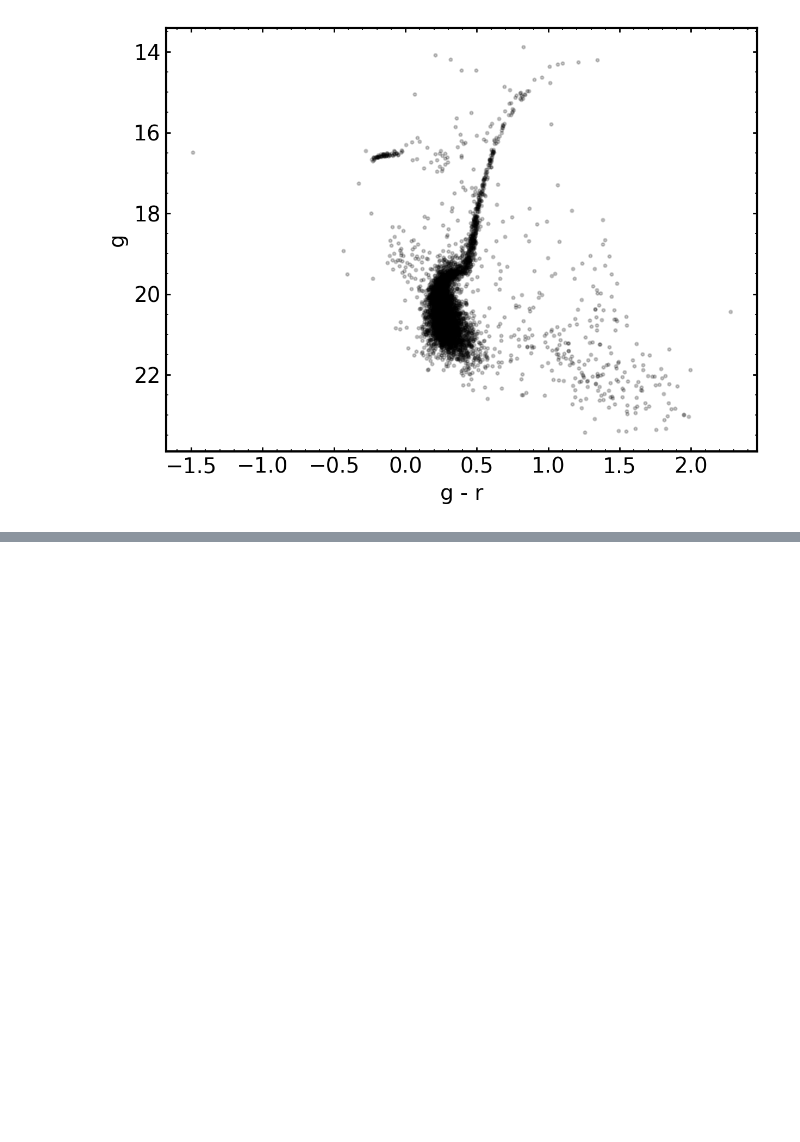
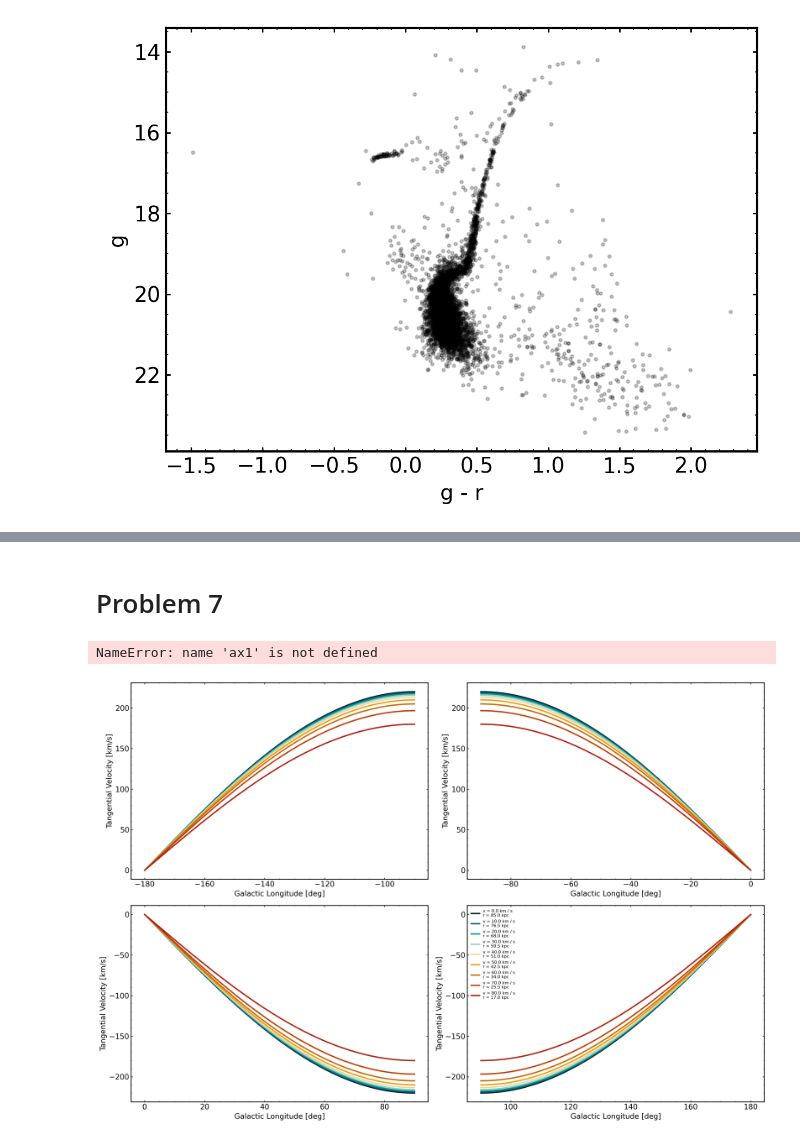
Before and after one commit to noahfranz13/SO-Classes, a Jupyter notebook: ASTR540/franz_hw1_notebook.ipynb, the cells around one changed output, grey strips where cells are left out. Saved outputs shown, nothing was run; the diff lists cells and outputs as text; code cells hidden in the pictures; blank space fills up the shorter version.

```diff
--- a/ASTR540/franz_hw1_notebook.ipynb
+++ b/ASTR540/franz_hw1_notebook.ipynb
@@ -327,0 +468,38 @@ list(
+# %% [markdown]
+# Problem 7
+# %%
+r0 = 8.5*u.kpc
+v0 = 220*u.km/u.s
+
+def v_r(ell, r=5*r0, v=1*u.km/u.s, r0=r0, v0=v0):
+    return r0*np.sin(ell)*(v/r - v0/r0)
+
+all_ells = [
+    (np.linspace(-180, -90) * u.deg).to(u.rad),
+    (np.linspace(-90, 0) * u.deg).to(u.rad),
+    (np.linspace(0, 90) * u.deg).to(u.rad),
+    (np.linspace(90, 180) * u.deg).to(u.rad),
+]
+
+fig, axs = plt.subplots(2,2,figsize=(18,12))
+for ax, ells in zip(axs.flatten(), all_ells):
+
+    vs = np.linspace(0,80,9)*u.km/u.s
+
+    rs = np.linspace(2*r0, 10*r0, 9)
+
+    for v,r in zip(vs,reversed(rs)):
+        ax.plot(ells.to(u.deg), v_r(ells, v=v, r=r), label=f'v = {v}\nr = {r}')
+
+    ax.set_ylabel(r'Tangential Velocity [km/s]')
+    ax.set_xlabel(r'Galactic Longitude [deg]')
+
+ax.legend(fontsize=8)
+
+ax1.set_ylabel(r'Tangential Velocity [km/s]')
+ax1.set_xlabel(r'Galactic Longitude [deg]')
+
+fig.savefig('tangential-velocity.png')
+# %% [output]
+NameError: name 'ax1' is not defined
+[figure, added]
```
Also changed, not shown: parts of 29 cells of this notebook, 4 other files.
